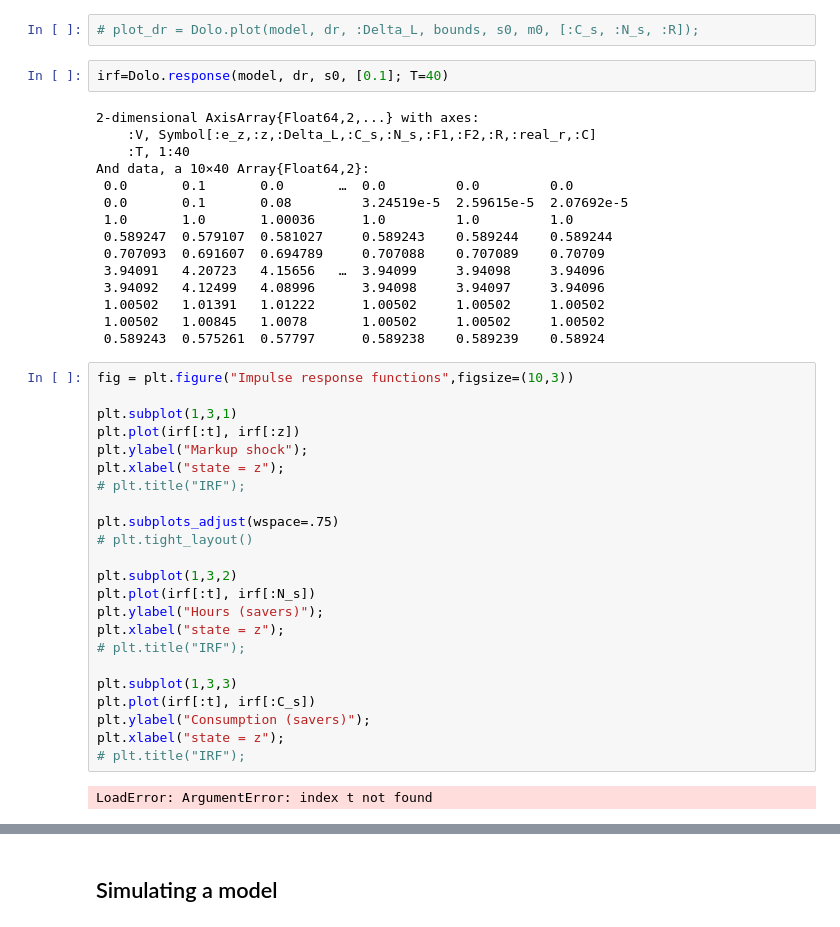
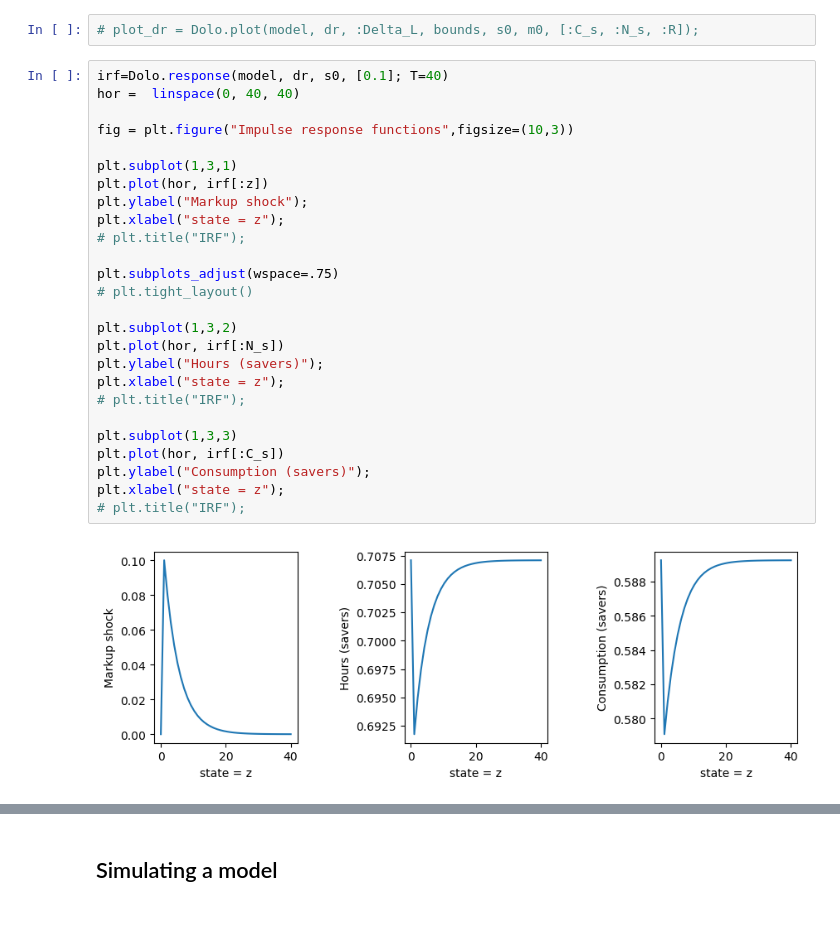
Before and after one commit to EconForge/dolo_models, a Jupyter notebook: LAMP/LAMP_julia.ipynb, the cells around one changed output, grey strips where cells are left out. Saved outputs shown, nothing was run; the diff lists cells and outputs as text.

```diff
--- a/LAMP/LAMP_julia.ipynb
+++ b/LAMP/LAMP_julia.ipynb
@@ -273,47 +271,33 @@ plt.title("Decision Rule");
 # %%
 # plot_dr = Dolo.plot(model, dr, :Delta_L, bounds, s0, m0, [:C_s, :N_s, :R]);
-# %%
-irf=Dolo.response(model, dr, s0, [0.1]; T=40)
-# %% [output]
-2-dimensional AxisArray{Float64,2,...} with axes:
-    :V, Symbol[:e_z,:z,:Delta_L,:C_s,:N_s,:F1,:F2,:R,:real_r,:C]
-    :T, 1:40
-And data, a 10×40 Array{Float64,2}:
- 0.0       0.1       0.0       …  0.0         0.0         0.0
- 0.0       0.1       0.08         3.24519e-5  2.59615e-5  2.07692e-5
- 1.0       1.0       1.00036      1.0         1.0         1.0
- 0.589247  0.579107  0.581027     0.589243    0.589244    0.589244
- 0.707093  0.691607  0.694789     0.707088    0.707089    0.70709
- 3.94091   4.20723   4.15656   …  3.94099     3.94098     3.94096
- 3.94092   4.12499   4.08996      3.94098     3.94097     3.94096
- 1.00502   1.01391   1.01222      1.00502     1.00502     1.00502
- 1.00502   1.00845   1.0078       1.00502     1.00502     1.00502
- 0.589243  0.575261  0.57797      0.589238    0.589239    0.58924
 # %%
+irf=Dolo.response(model, dr, s0, [0.1]; T=40)
+hor =  linspace(0, 40, 40)
+
 fig = plt.figure("Impulse response functions",figsize=(10,3))
 
 plt.subplot(1,3,1)
-plt.plot(irf[:t], irf[:z])
+plt.plot(hor, irf[:z])
 plt.ylabel("Markup shock");
 plt.xlabel("state = z");
 # plt.title("IRF");
 
 plt.subplots_adjust(wspace=.75)
 # plt.tight_layout()
 
 plt.subplot(1,3,2)
-plt.plot(irf[:t], irf[:N_s])
+plt.plot(hor, irf[:N_s])
 plt.ylabel("Hours (savers)");
 plt.xlabel("state = z");
 # plt.title("IRF");
 
 plt.subplot(1,3,3)
-plt.plot(irf[:t], irf[:C_s])
+plt.plot(hor, irf[:C_s])
 plt.ylabel("Consumption (savers)");
 plt.xlabel("state = z");
 # plt.title("IRF");
 # %% [output]
-LoadError: ArgumentError: index t not found
+[figure, added]
 # %%
 Dolo.simulate(model, dr)
 # %% [output]
```
Also changed, not shown: parts of 14 cells of this notebook, 2 other files.
